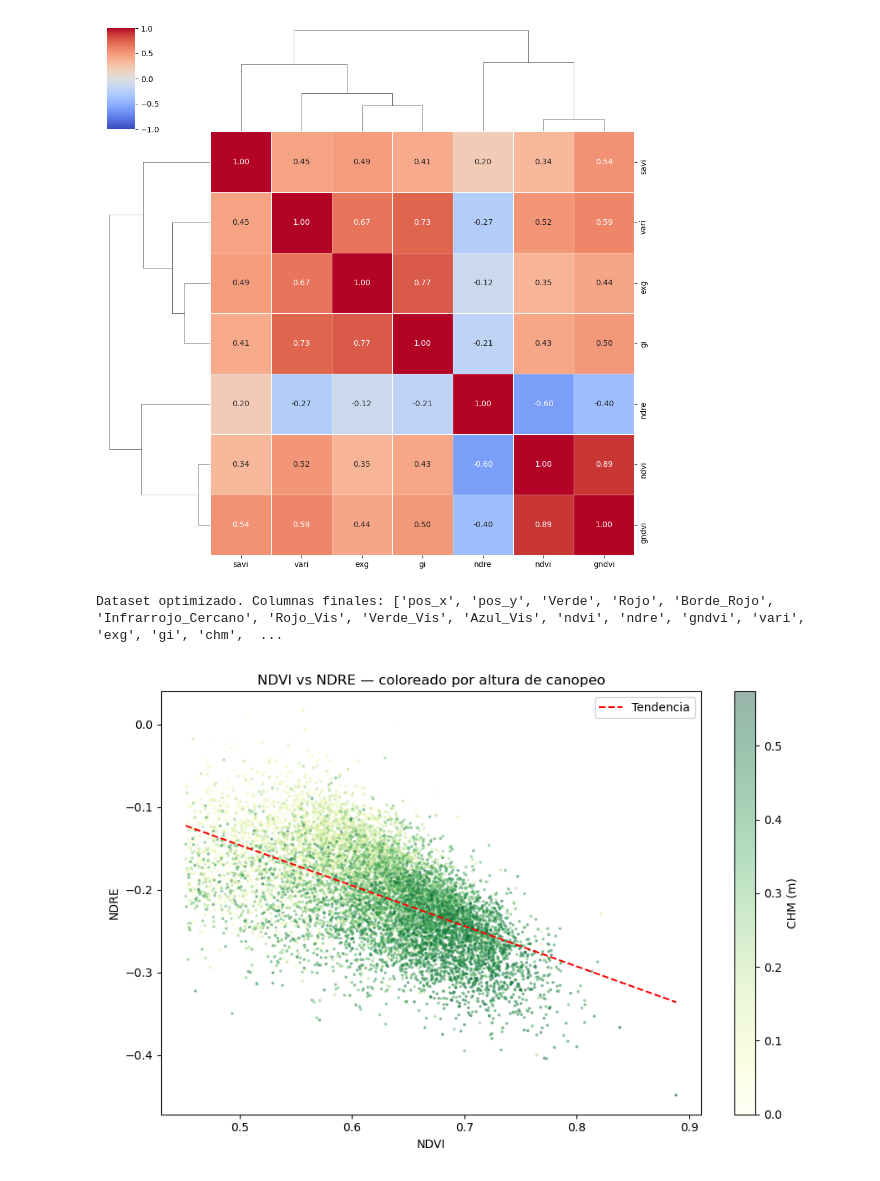
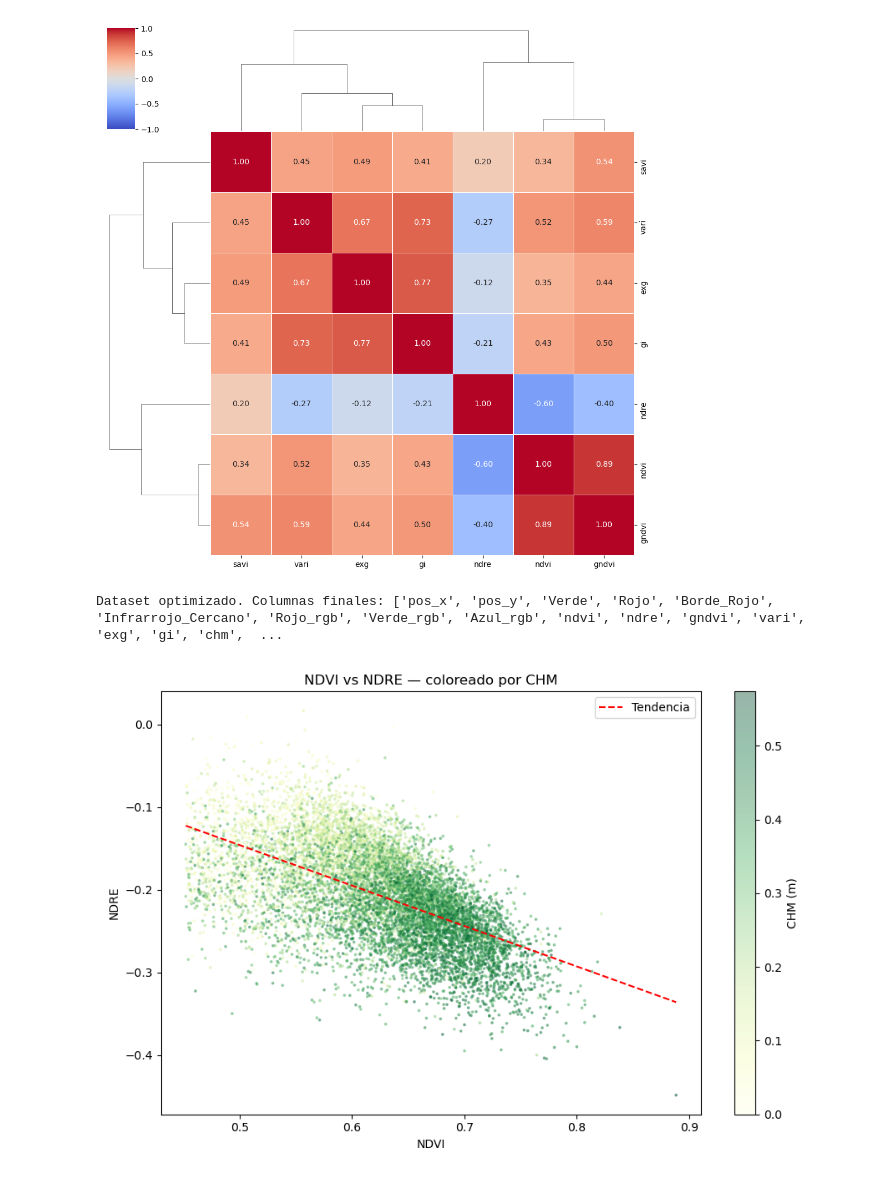
Before and after one commit to Mati279/Soybean-Phenotyping-Pipeline, a Jupyter notebook: notebooks/EDA.ipynb, the cells around one changed output. Saved outputs shown, nothing was run; the diff lists cells and outputs as text; code cells hidden in the pictures.

```diff
--- a/notebooks/EDA.ipynb
+++ b/notebooks/EDA.ipynb
@@ -81,7 +81,7 @@ Alineación espacial del DSM completada.
 df_features = EspacioCaracteristicas.construir_espacio(
     resultados_pipeline=resultado,
     nombres_bandas_ms=['Verde', 'Rojo', 'Borde_Rojo', 'Infrarrojo_Cercano'],
-    nombres_bandas_rgb=['Rojo_Vis', 'Verde_Vis', 'Azul_Vis']
+    nombres_bandas_rgb=['Rojo_rgb', 'Verde_rgb', 'Azul_rgb']
 )
 
 display(df_features.head())
@@ -177,33 +177,33 @@ df_features = df_features.drop(columns=['savi'])
 
 print(f"Dataset optimizado. Columnas finales: {df_features.columns.tolist()}")
 # %% [output]
-Dataset optimizado. Columnas finales: ['pos_x', 'pos_y', 'Verde', 'Rojo', 'Borde_Rojo', 'Infrarrojo_Cercano', 'Rojo_Vis', 'Verde_Vis', 'Azul_Vis', 'ndvi', 'ndre', 'gndvi', 'vari', 'exg', 'gi', 'chm',  ...
+Dataset optimizado. Columnas finales: ['pos_x', 'pos_y', 'Verde', 'Rojo', 'Borde_Rojo', 'Infrarrojo_Cercano', 'Rojo_rgb', 'Verde_rgb', 'Azul_rgb', 'ndvi', 'ndre', 'gndvi', 'vari', 'exg', 'gi', 'chm',  ...
 # %%
 # Relación NDVI vs NDRE segmentada por altura de canopeo.
 fig, ax = plt.subplots(figsize=(9, 6))
 
 muestra = df_features.sample(10000, random_state=42)
 
 sc = ax.scatter(
     muestra["ndvi"],
     muestra["ndre"],
     c=muestra["chm"],
     cmap="YlGn",
     alpha=0.4,
     s=3,
 )
 plt.colorbar(sc, ax=ax, label="CHM (m)")
 ax.set_xlabel("NDVI")
 ax.set_ylabel("NDRE")
-ax.set_title("NDVI vs NDRE — coloreado por altura de canopeo")
+ax.set_title("NDVI vs NDRE — coloreado por CHM")
 
 # Línea de tendencia.
 z = np.polyfit(muestra["ndvi"].dropna(), muestra["ndre"].dropna(), 1)
 p = np.poly1d(z)
 x_line = np.linspace(muestra["ndvi"].min(), muestra["ndvi"].max(), 100)
 ax.plot(x_line, p(x_line), "r--", linewidth=1.5, label="Tendencia")
 ax.legend()
 plt.tight_layout()
 plt.show()
 # %% [output]
-[figure, old version]
+[figure, new version]
```
Also changed, not shown: parts of 4 cells of this notebook, 1 other file.
